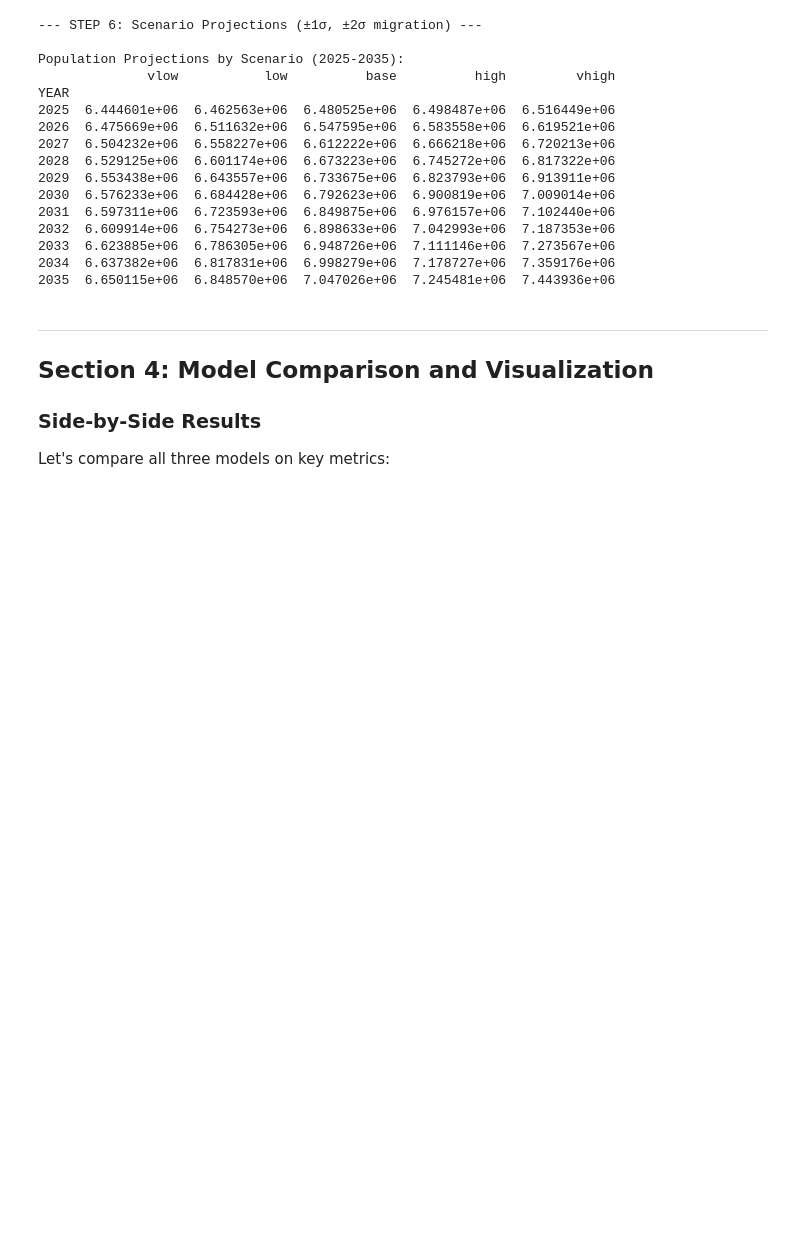
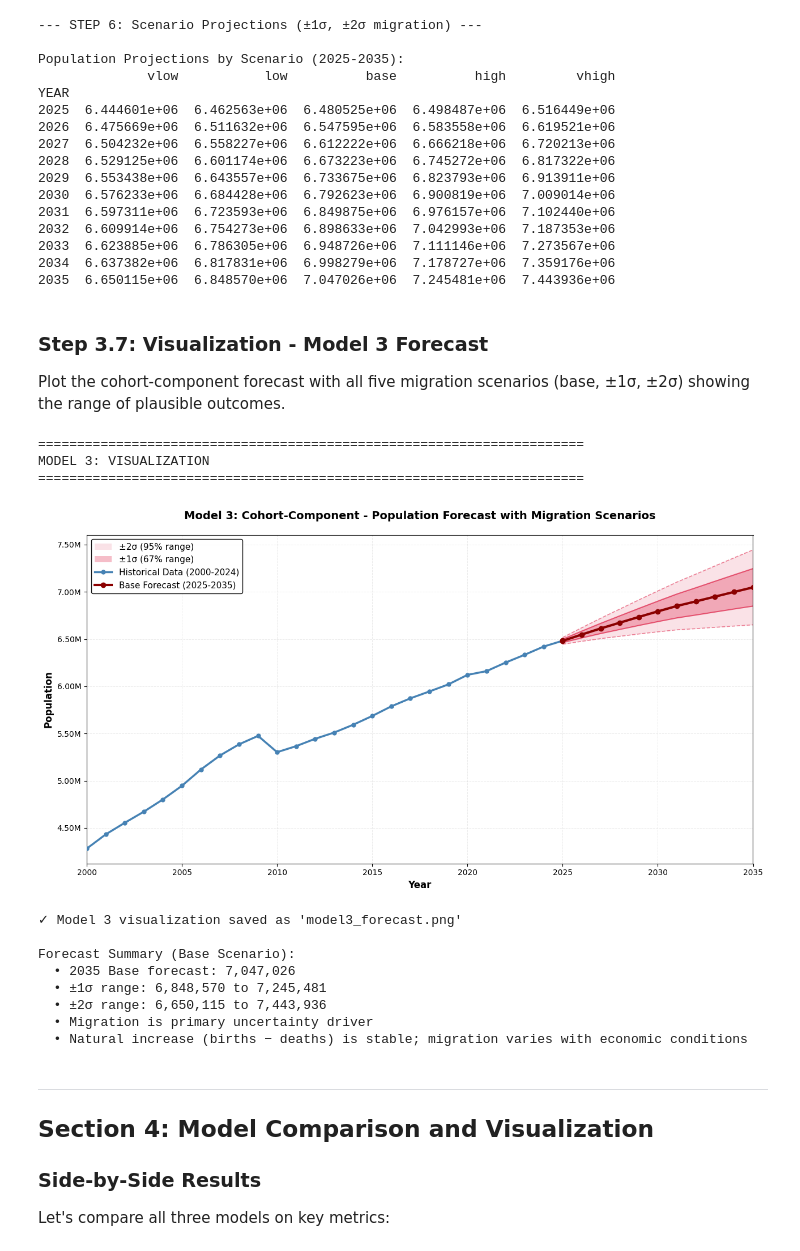
Before and after one commit to Pranavhere/population-forecasting-model, a Jupyter notebook: popforecast.ipynb, the cells around one changed output. Saved outputs shown, nothing was run; the diff lists cells and outputs as text; code cells hidden in the pictures; blank space fills up the shorter version.

Commit message:
Add Model 3 individual visualization and update README with complete scenario analysis

```diff
--- a/popforecast.ipynb
+++ b/popforecast.ipynb
@@ -1237,6 +1237,80 @@ YEAR
 2033  6.623885e+06  6.786305e+06  6.948726e+06  7.111146e+06  7.273567e+06
 2034  6.637382e+06  6.817831e+06  6.998279e+06  7.178727e+06  7.359176e+06
 2035  6.650115e+06  6.848570e+06  7.047026e+06  7.245481e+06  7.443936e+06
+# %% [markdown]
+### Step 3.7: Visualization - Model 3 Forecast
+
+Plot the cohort-component forecast with all five migration scenarios (base, ±1σ, ±2σ) showing the range of plausible outcomes.
+# %%
+# MODEL 3 VISUALIZATION
+print("\n" + "=" * 70)
+print("MODEL 3: VISUALIZATION")
+print("=" * 70)
+
+fig, ax = plt.subplots(figsize=(13, 7))
+
+# Historical data
+hist_years = df["YEAR"].values
+hist_pop = df["POP_ESTIMATE"].values
+
+# Plot scenario bands FIRST (95% band outer, then 67% band inner)
+# Very Low and Very High (±2σ) - lightest
+ax.fill_between(scenarios_df.index, scenarios_df['vlow'], scenarios_df['vhigh'],
+                alpha=0.12, color='crimson', label='±2σ (95% range)', zorder=1, edgecolor='none')
+
+# Low and High (±1σ) - medium shade
+ax.fill_between(scenarios_df.index, scenarios_df['low'], scenarios_df['high'],
+                alpha=0.28, color='crimson', label='±1σ (67% range)', zorder=2, edgecolor='none')
+
+# Add border lines for the scenario bands
+ax.plot(scenarios_df.index, scenarios_df['vlow'], '--', color='crimson', linewidth=1.2, alpha=0.5, zorder=2)
+ax.plot(scenarios_df.index, scenarios_df['vhigh'], '--', color='crimson', linewidth=1.2, alpha=0.5, zorder=2)
+ax.plot(scenarios_df.index, scenarios_df['low'], '-', color='crimson', linewidth=1.5, alpha=0.65, zorder=2)
+ax.plot(scenarios_df.index, scenarios_df['high'], '-', color='crimson', linewidth=1.5, alpha=0.65, zorder=2)
+
+# Plot historical data
+ax.plot(hist_years, hist_pop, 'o-', color='steelblue', linewidth=2.5, markersize=5, label='Historical Data (2000-2024)', zorder=4)
+
+# Plot base scenario with smooth connection to historical
+forecast_years_ext3 = np.concatenate([[hist_years[-1]], scenarios_df.index.values])
+forecast_pop_ext3 = np.concatenate([[hist_pop[-1]], scenarios_df['base'].values])
+ax.plot(forecast_years_ext3, forecast_pop_ext3, 'o-', color='darkred', linewidth=3, markersize=6, label='Base Forecast (2025-2035)', zorder=5)
+
+# Formatting
+ax.set_title('Model 3: Cohort-Component - Population Forecast with Migration Scenarios', fontsize=14, fontweight='bold', pad=20)
+ax.set_xlabel('Year', fontsize=12, fontweight='bold')
+ax.set_ylabel('Population', fontsize=12, fontweight='bold')
+ax.yaxis.set_major_formatter(plt.FuncFormatter(lambda x, _: f'{x/1e6:.2f}M'))
+ax.grid(True, alpha=0.25, linestyle='--', linewidth=0.7)
+ax.legend(fontsize=11, loc='upper left', framealpha=0.95, edgecolor='black', fancybox=True)
+
+# Set x-axis limits
+ax.set_xlim(2000, 2035)
+
+plt.tight_layout()
+plt.savefig('model3_forecast.png', dpi=150, bbox_inches='tight')
+plt.show()
+
+print("\n✓ Model 3 visualization saved as 'model3_forecast.png'")
+print(f"\nForecast Summary (Base Scenario):")
+print(f"  • 2035 Base forecast: {scenarios_df.loc[2035, 'base']:,.0f}")
+print(f"  • ±1σ range: {scenarios_df.loc[2035, 'low']:,.0f} to {scenarios_df.loc[2035, 'high']:,.0f}")
+print(f"  • ±2σ range: {scenarios_df.loc[2035, 'vlow']:,.0f} to {scenarios_df.loc[2035, 'vhigh']:,.0f}")
+print(f"  • Migration is primary uncertainty driver")
+print(f"  • Natural increase (births − deaths) is stable; migration varies with economic conditions")
+# %% [output]
+======================================================================
+MODEL 3: VISUALIZATION
+======================================================================
+[figure, added]
+✓ Model 3 visualization saved as 'model3_forecast.png'
+
+Forecast Summary (Base Scenario):
+  • 2035 Base forecast: 7,047,026
+  • ±1σ range: 6,848,570 to 7,245,481
+  • ±2σ range: 6,650,115 to 7,443,936
+  • Migration is primary uncertainty driver
+  • Natural increase (births − deaths) is stable; migration varies with economic conditions
 # %% [markdown]
 ---
 
```
Also changed, not shown: 2 other files.
